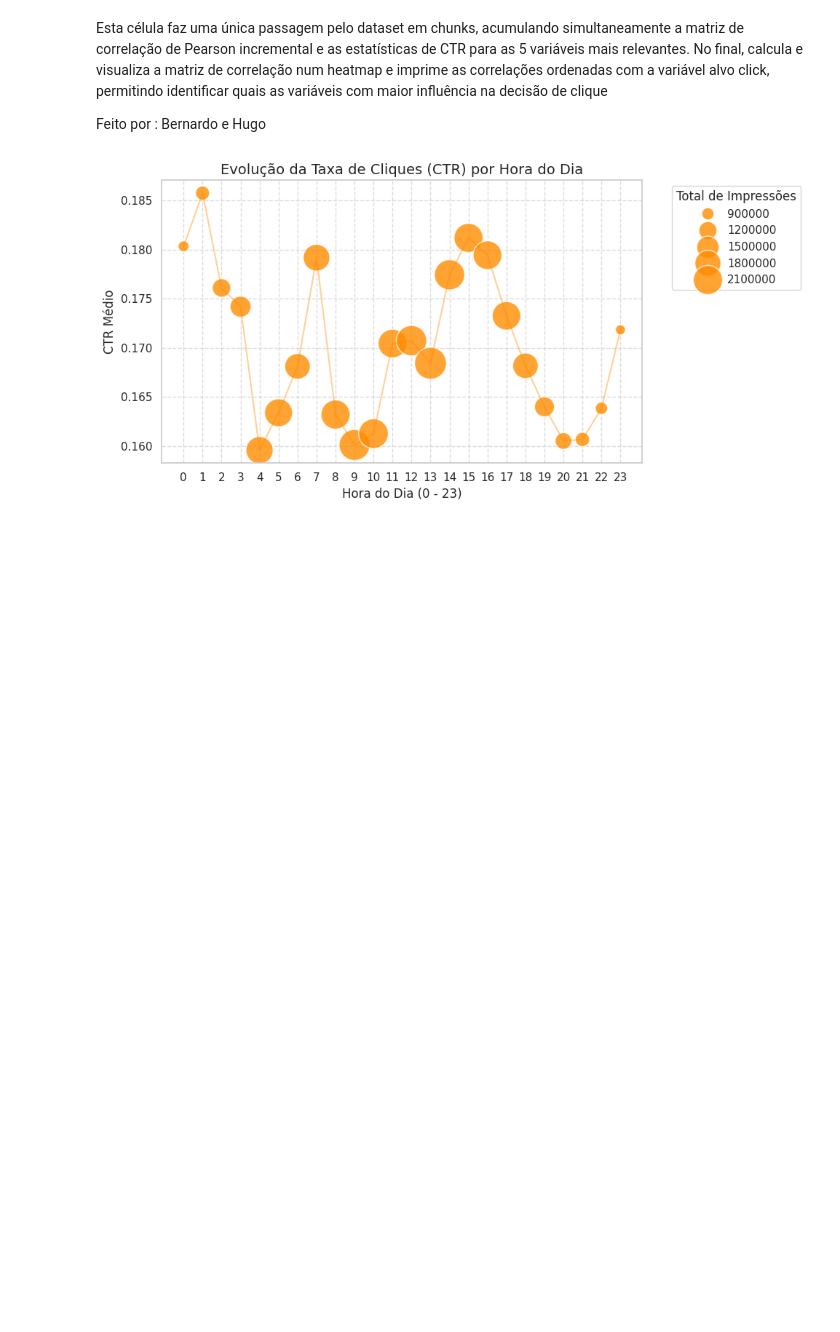
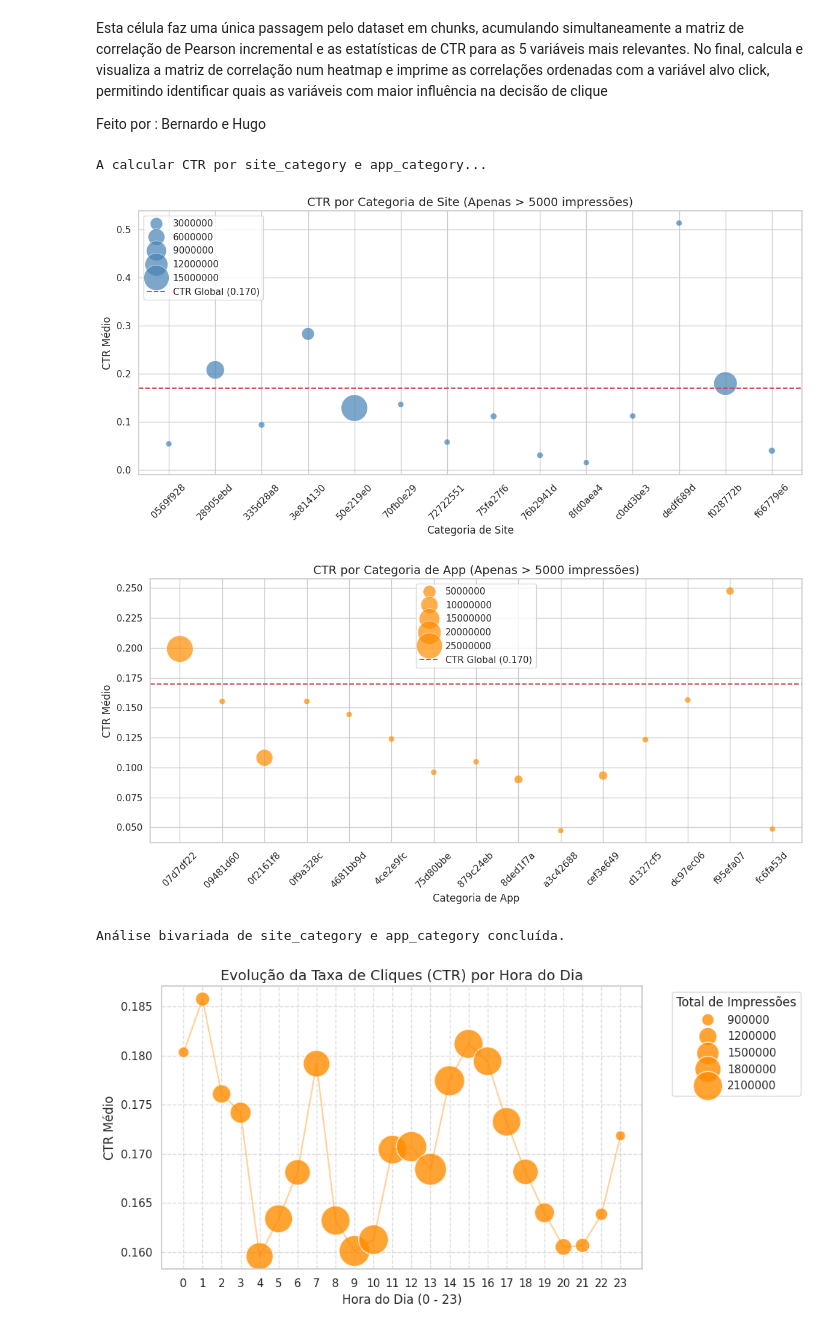
Before and after one commit to BernardoFernandes7/Projeto-Final, a Jupyter notebook: notebooks/projeto-cdg.ipynb, the cells around one changed output. Drawn from its saved outputs; the diff is of its cells as text; code cells hidden in the pictures; blank space fills up the shorter version.

Commit message:
Kaggle Notebook | PROJETO CDG | Version 29

```diff
--- a/notebooks/projeto-cdg.ipynb
+++ b/notebooks/projeto-cdg.ipynb
@@ -802,6 +793,83 @@ Correlações com a variável alvo ('click'):
 Esta célula faz uma única passagem pelo dataset em chunks, acumulando simultaneamente a matriz de correlação de Pearson incremental e as estatísticas de CTR para as 5 variáveis mais relevantes. No final, calcula e visualiza a matriz de correlação num heatmap e imprime as correlações ordenadas com a variável alvo click, permitindo identificar quais as variáveis com maior influência na decisão de clique
 
 Feito por : Bernardo e Hugo
+# %%
+import pandas as pd
+import matplotlib.pyplot as plt
+import seaborn as sns
+from collections import defaultdict
+
+file_path = "/kaggle/input/datasets/madhu41289/avazu-ctr-prediction-exp/train/train.csv"
+chunk_size = 1_000_000
+
+# Acumuladores para CTR por site_category e app_category
+site_cat_stats = defaultdict(lambda: {'clicks': 0, 'impressions': 0})
+app_cat_stats = defaultdict(lambda: {'clicks': 0, 'impressions': 0})
+
+print("A calcular CTR por site_category e app_category...")
+
+for chunk in pd.read_csv(file_path, chunksize=chunk_size):
+    # CTR por site_category
+    grouped_site = chunk.groupby('site_category')['click'].agg(['sum', 'count'])
+    for idx, row in grouped_site.iterrows():
+        site_cat_stats[idx]['clicks'] += row['sum']
+        site_cat_stats[idx]['impressions'] += row['count']
+
+    # CTR por app_category
+    grouped_app = chunk.groupby('app_category')['click'].agg(['sum', 'count'])
+    for idx, row in grouped_app.iterrows():
+        app_cat_stats[idx]['clicks'] += row['sum']
+        app_cat_stats[idx]['impressions'] += row['count']
+
+# Preparar DataFrames
+df_site = pd.DataFrame.from_dict(site_cat_stats, orient='index').reset_index()
+df_site.rename(columns={'index': 'site_category'}, inplace=True)
+df_site['CTR'] = df_site['clicks'] / df_site['impressions']
+df_site = df_site[df_site['impressions'] > 5000]
+
+df_app = pd.DataFrame.from_dict(app_cat_stats, orient='index').reset_index()
+df_app.rename(columns={'index': 'app_category'}, inplace=True)
+df_app['CTR'] = df_app['clicks'] / df_app['impressions']
+df_app = df_app[df_app['impressions'] > 5000]
+
+global_ctr = df_site['clicks'].sum() / df_site['impressions'].sum()
+
+# --- GRÁFICO 1: CTR por site_category ---
+plt.figure(figsize=(12, 6))
+sns.scatterplot(data=df_site, x='site_category', y='CTR',
+                size='impressions', sizes=(50, 1000),
+                alpha=0.7, color='steelblue')
+plt.axhline(global_ctr, color='r', linestyle='--',
+            label=f'CTR Global ({global_ctr:.3f})')
+plt.title("CTR por Categoria de Site (Apenas > 5000 impressões)", fontsize=14)
+plt.xlabel("Categoria de Site")
+plt.ylabel("CTR Médio")
+plt.xticks(rotation=45)
+plt.legend()
+plt.tight_layout()
+plt.show()
+
+# --- GRÁFICO 2: CTR por app_category ---
+plt.figure(figsize=(12, 6))
+sns.scatterplot(data=df_app, x='app_category', y='CTR',
+                size='impressions', sizes=(50, 1000),
+                alpha=0.7, color='darkorange')
+plt.axhline(global_ctr, color='r', linestyle='--',
+            label=f'CTR Global ({global_ctr:.3f})')
+plt.title("CTR por Categoria de App (Apenas > 5000 impressões)", fontsize=14)
+plt.xlabel("Categoria de App")
+plt.ylabel("CTR Médio")
+plt.xticks(rotation=45)
+plt.legend()
+plt.tight_layout()
+plt.show()
+
+print("Análise bivariada de site_category e app_category concluída.")
+# %% [output]
+A calcular CTR por site_category e app_category...
+[figure, added]
+[figure, added]
+Análise bivariada de site_category e app_category concluída.
 # %%
 import pandas as pd
 import matplotlib.pyplot as plt
```
Also changed, not shown: parts of 11 cells of this notebook.
